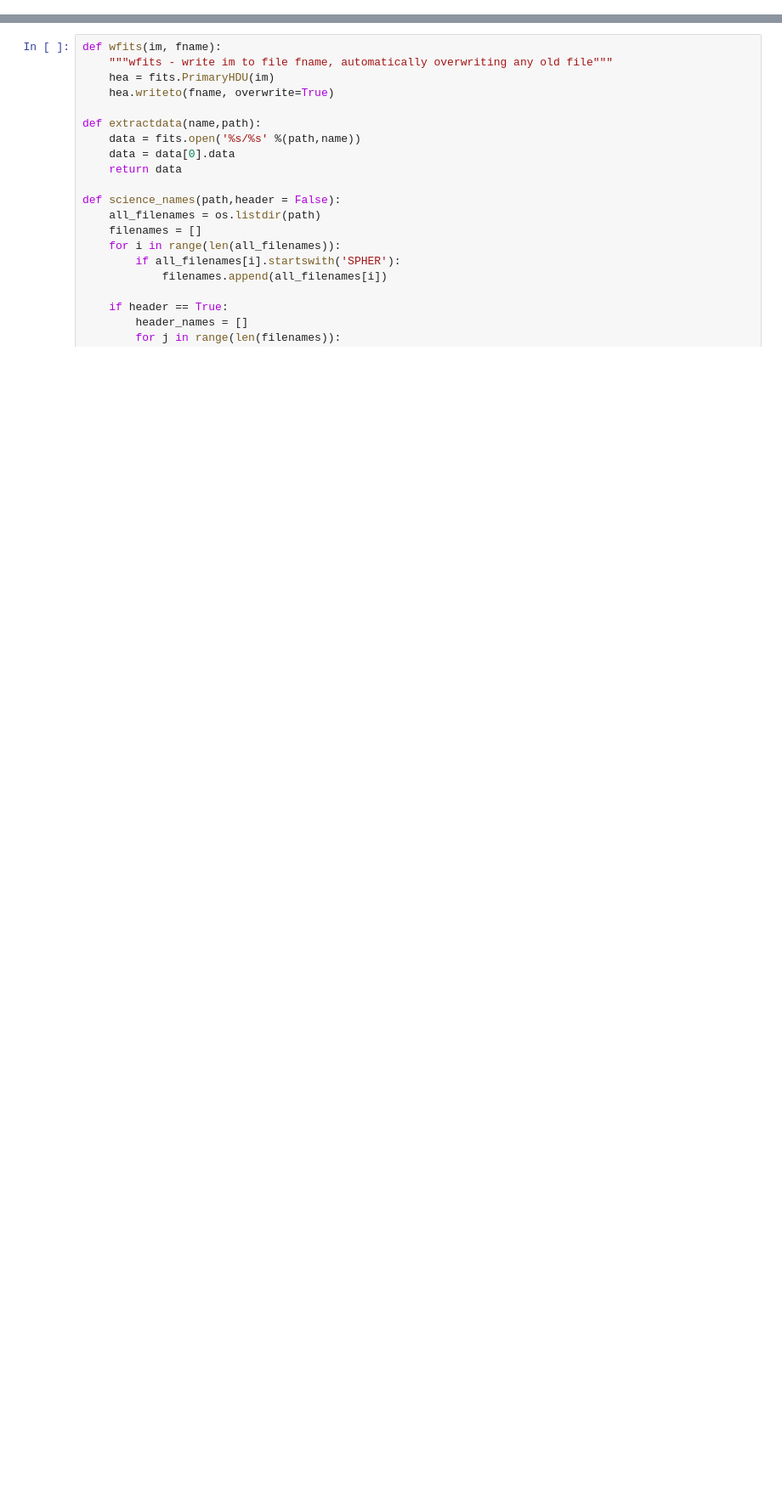
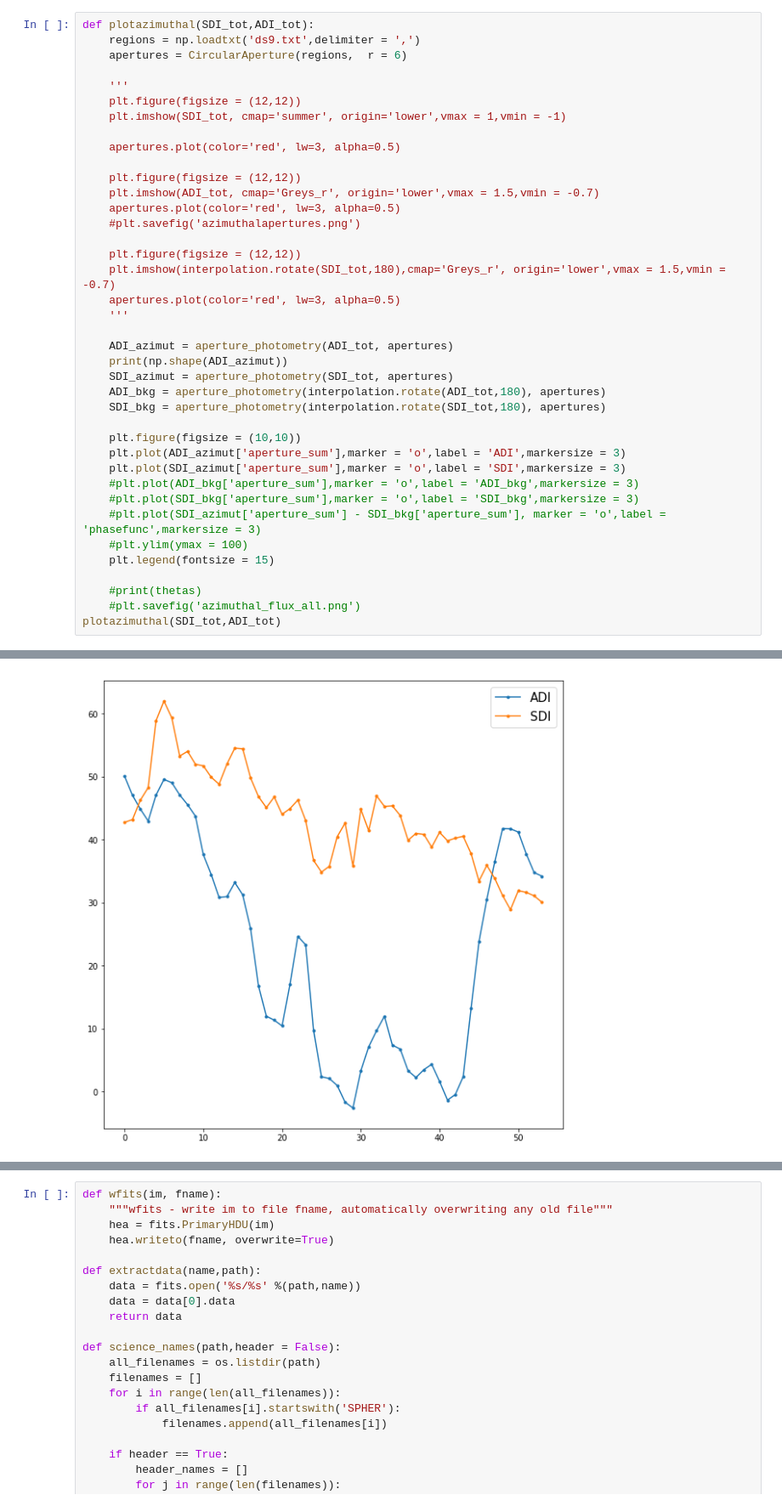
Before and after one commit to ardjansturm/Documenten-Git, a Jupyter notebook: reducing.ipynb, the cells around one changed output, grey strips where cells are left out. Shown at 85% size. Cells and saved outputs as stored; diff of their text form; blank space fills up the shorter version.

```diff
--- a/reducing.ipynb
+++ b/reducing.ipynb
@@ -14,0 +132,40 @@ import time
+# %%
+def plotazimuthal(SDI_tot,ADI_tot):
+    regions = np.loadtxt('ds9.txt',delimiter = ',')
+    apertures = CircularAperture(regions,  r = 6)
+
+    '''
+    plt.figure(figsize = (12,12))
+    plt.imshow(SDI_tot, cmap='summer', origin='lower',vmax = 1,vmin = -1)
+
+    apertures.plot(color='red', lw=3, alpha=0.5)
+
+    plt.figure(figsize = (12,12))
+    plt.imshow(ADI_tot, cmap='Greys_r', origin='lower',vmax = 1.5,vmin = -0.7)
+    apertures.plot(color='red', lw=3, alpha=0.5)
+    #plt.savefig('azimuthalapertures.png')
+
+    plt.figure(figsize = (12,12))
+    plt.imshow(interpolation.rotate(SDI_tot,180),cmap='Greys_r', origin='lower',vmax = 1.5,vmin = -0.7)
+    apertures.plot(color='red', lw=3, alpha=0.5)
+    '''
+
+    ADI_azimut = aperture_photometry(ADI_tot, apertures)
+    print(np.shape(ADI_azimut))
+    SDI_azimut = aperture_photometry(SDI_tot, apertures)
+    ADI_bkg = aperture_photometry(interpolation.rotate(ADI_tot,180), apertures)
+    SDI_bkg = aperture_photometry(interpolation.rotate(SDI_tot,180), apertures)
+
+    plt.figure(figsize = (10,10))
+    plt.plot(ADI_azimut['aperture_sum'],marker = 'o',label = 'ADI',markersize = 3)
+    plt.plot(SDI_azimut['aperture_sum'],marker = 'o',label = 'SDI',markersize = 3)
+    #plt.plot(ADI_bkg['aperture_sum'],marker = 'o',label = 'ADI_bkg',markersize = 3)
+    #plt.plot(SDI_bkg['aperture_sum'],marker = 'o',label = 'SDI_bkg',markersize = 3)
+    #plt.plot(SDI_azimut['aperture_sum'] - SDI_bkg['aperture_sum'], marker = 'o',label = 'phasefunc',markersize = 3)
+    #plt.ylim(ymax = 100)
+    plt.legend(fontsize = 15)
+
+    #print(thetas)
+    #plt.savefig('azimuthal_flux_all.png')
+plotazimuthal(SDI_tot,ADI_tot)
+# %% [output]
@@ -14,0 +173 @@ import time
+[figure, added]
```
Also changed, not shown: parts of 23 cells of this notebook, 9 other files.
